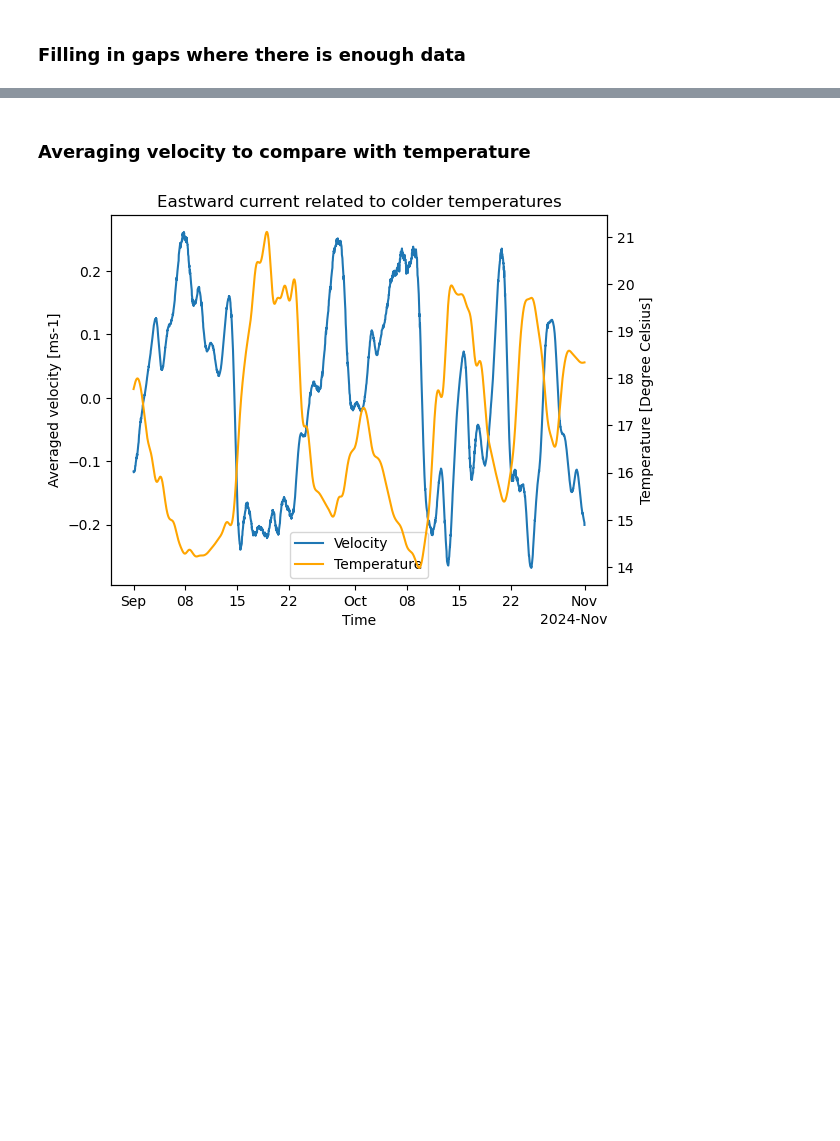
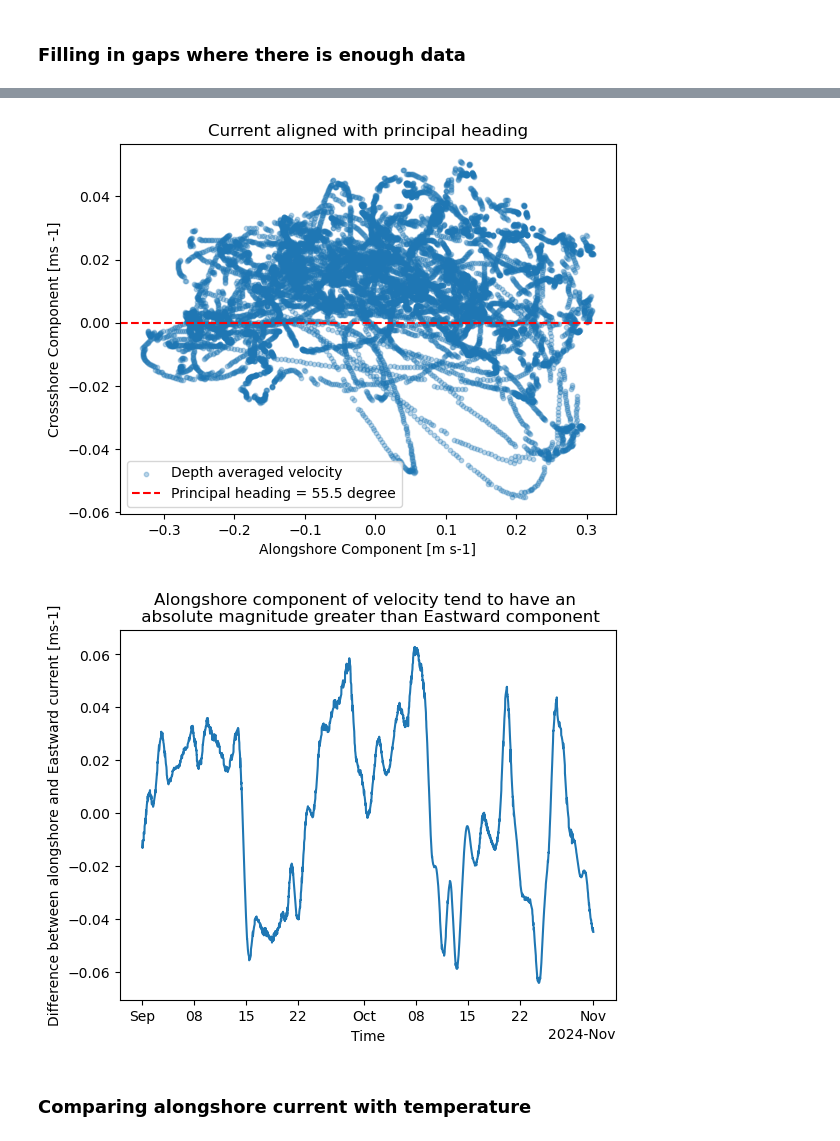
Before and after one commit to AnurovaPrykhodko/ADCP-internship, a Jupyter notebook: data_analysis.ipynb, the cells around one changed output, grey strips where cells are left out. Drawn from its saved outputs; the diff is of its cells as text; code cells hidden in the pictures; blank space fills up the shorter version.

```diff
--- a/data_analysis.ipynb
+++ b/data_analysis.ipynb
@@ -268,28 +328,20 @@ plt.show()
+# %%
+range_values2 = np.arange(-0.3, 0.3, 0.1)
+plt.scatter(ds_2['vel_avg'][0],ds_2['vel_avg'][1], label='Depth averaged velocity', s=10, alpha=0.3)
+plt.axhline(y=0, color='red', linestyle='--', label='Principal heading = 55.5 degree')
+plt.title('Current aligned with principal heading')
+plt.xlabel('Alongshore Component [m s-1]')
+plt.ylabel('Crossshore Component [ms -1]')
+plt.legend()
+plt.show()
+
+vel_diff = ds_2['vel_avg'][0]- ds['vel_avg'][0]
+vel_diff.sel(time=time_slice).plot()
+plt.ylabel('Difference between alongshore and Eastward current [ms-1]')
+plt.title('Alongshore component of velocity tend to have an \n absolute magnitude greater than Eastward component')
+plt.show()
+# %% [output]
+[figure, added]
+[figure, added]
 # %% [markdown]
-### Averaging velocity to compare with temperature
+### Comparing alongshore current with temperature
-# %%
-# Average velocity along water column
-ds['vel_avg'] = ds['vel_filt'].mean(dim='range')
-
-fig, ax1 = plt.subplots()
-# Select time range
-time_slice = slice('2024-09', '2024-10')
-
-# Plot vel_avg on the left axis
-ds['vel_avg'][0].sel(time=time_slice).plot(ax=ax1, label='Velocity')
-ax1.set_ylabel('Averaged velocity [ms-1]')
-ax1.set_title('Eastward current related to colder temperatures')
-
-# Create a twin axis for temp_filt
-ax2 = ax1.twinx()
-ds['temp_filt'].sel(time=time_slice).plot(ax=ax2, color='orange', label='Temperature')
-ax2.set_ylabel('Temperature [Degree Celsius]')
-
-# Combined legend
-lines1, labels1 = ax1.get_legend_handles_labels()
-lines2, labels2 = ax2.get_legend_handles_labels()
-ax1.legend(lines1 + lines2, labels1 + labels2)
-
-plt.show()
-# %% [output]
-[figure, removed]
```
Also changed, not shown: parts of 10 cells of this notebook.
